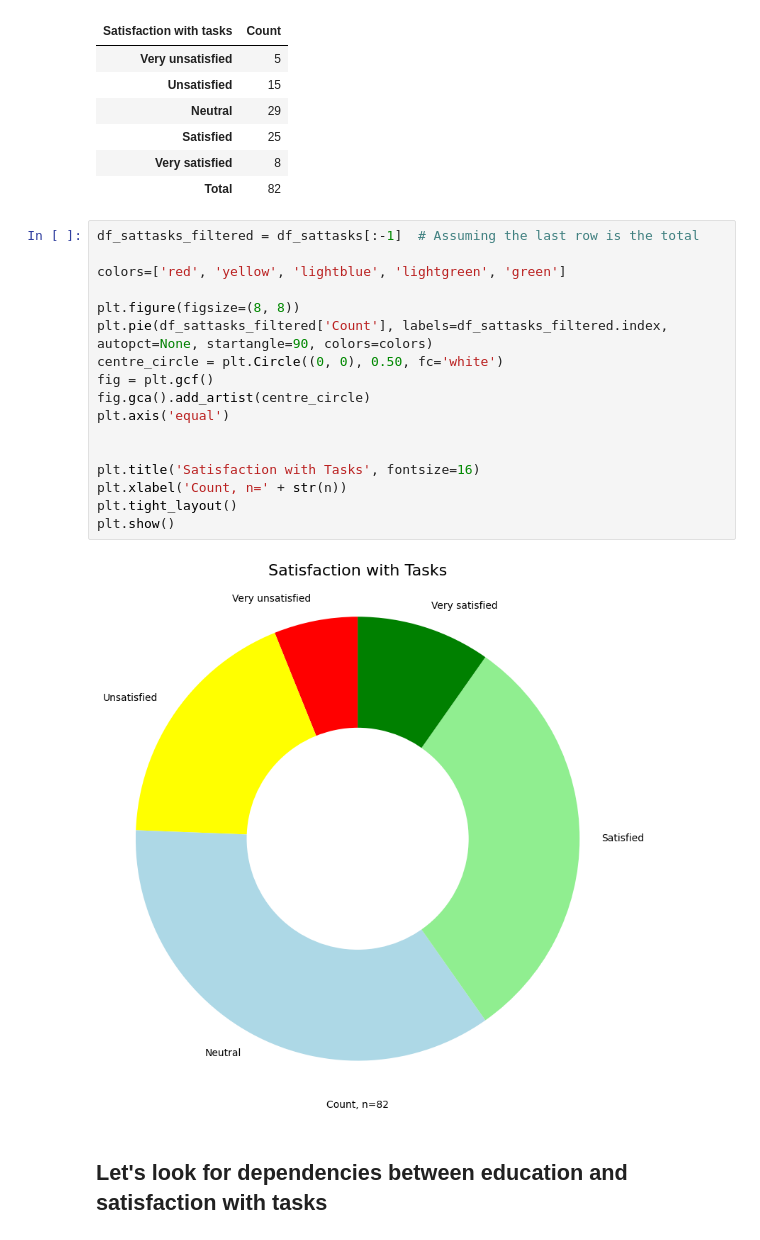
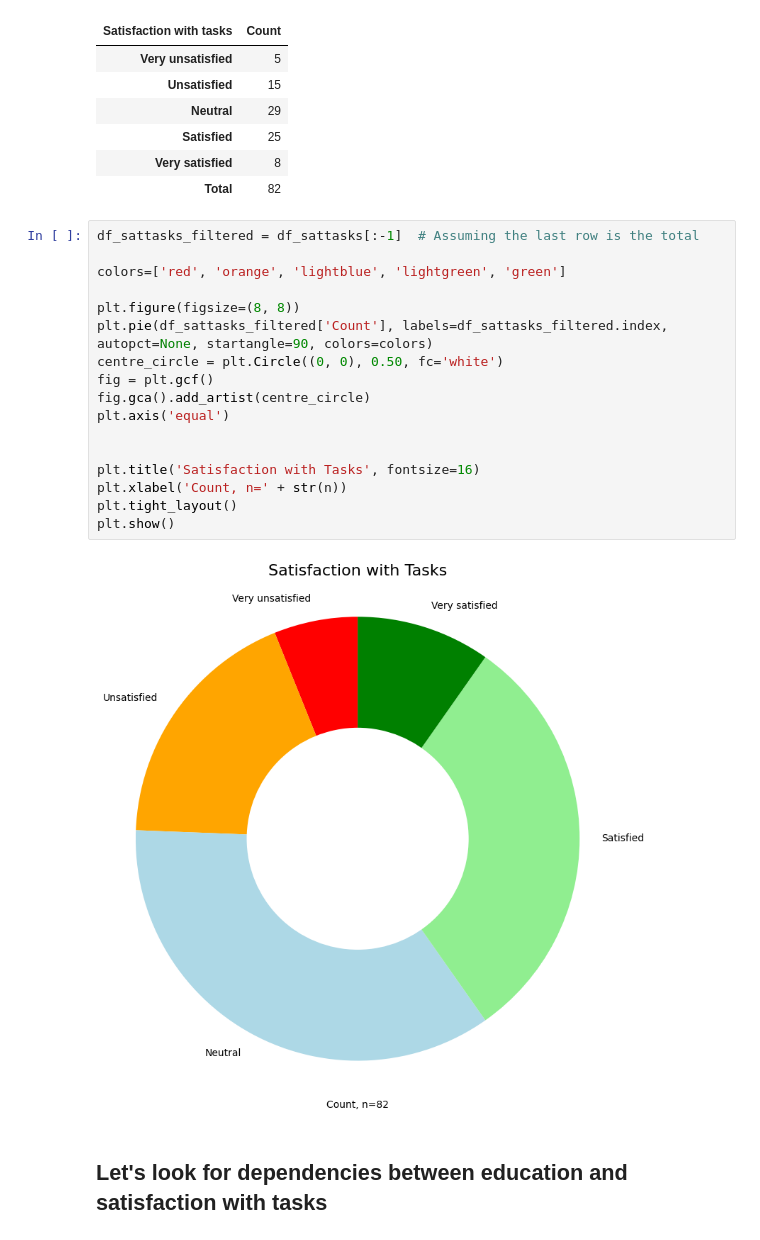
Before and after one commit to jemlau/DataAnalysisProject, a Jupyter notebook: harjoitustyöJEMINA.ipynb, the cells around one changed output. Cells and saved outputs as stored; diff of their text form.

Commit message:
editing some more colors

```diff
--- a/harjoitustyöJEMINA.ipynb
+++ b/harjoitustyöJEMINA.ipynb
@@ -149,22 +149,22 @@ df_sattasks
 # %%
 df_sattasks_filtered = df_sattasks[:-1]  # Assuming the last row is the total
 
-colors=['red', 'yellow', 'lightblue', 'lightgreen', 'green']
+colors=['red', 'orange', 'lightblue', 'lightgreen', 'green']
 
 plt.figure(figsize=(8, 8))
 plt.pie(df_sattasks_filtered['Count'], labels=df_sattasks_filtered.index, autopct=None, startangle=90, colors=colors)
 centre_circle = plt.Circle((0, 0), 0.50, fc='white')
 fig = plt.gcf()
 fig.gca().add_artist(centre_circle)
 plt.axis('equal')
 
 
 plt.title('Satisfaction with Tasks', fontsize=16)
 plt.xlabel('Count, n=' + str(n))
 plt.tight_layout()
 plt.show()
 # %% [output]
-[figure, old version]
+[figure, new version]
 # %% [markdown]
 ## Let's look for dependencies between education and satisfaction with tasks
 # %%
```
Also changed, not shown: parts of 2 cells of this notebook.
